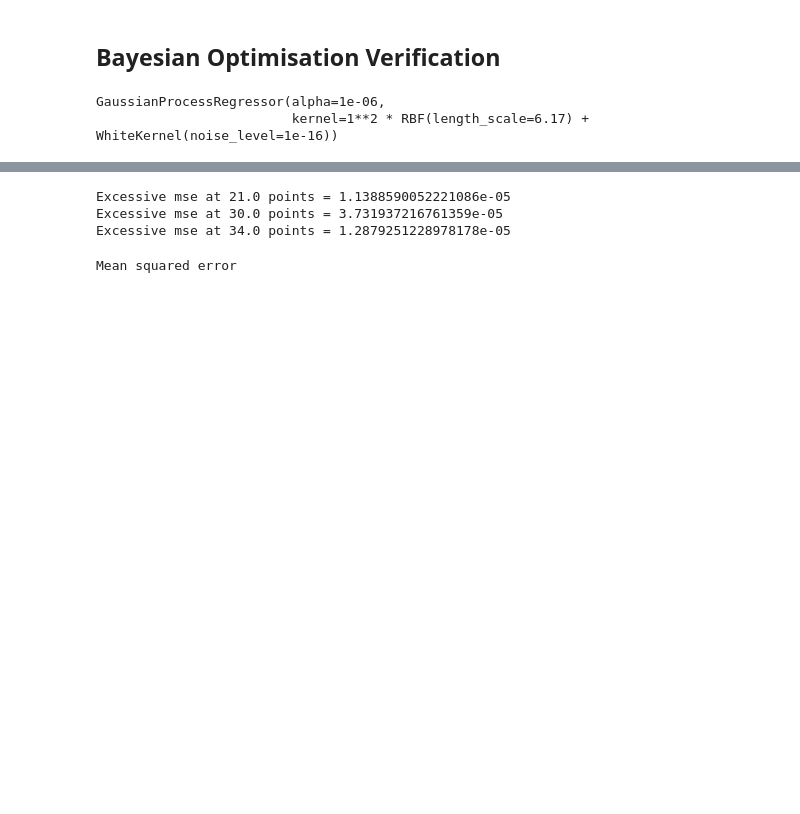
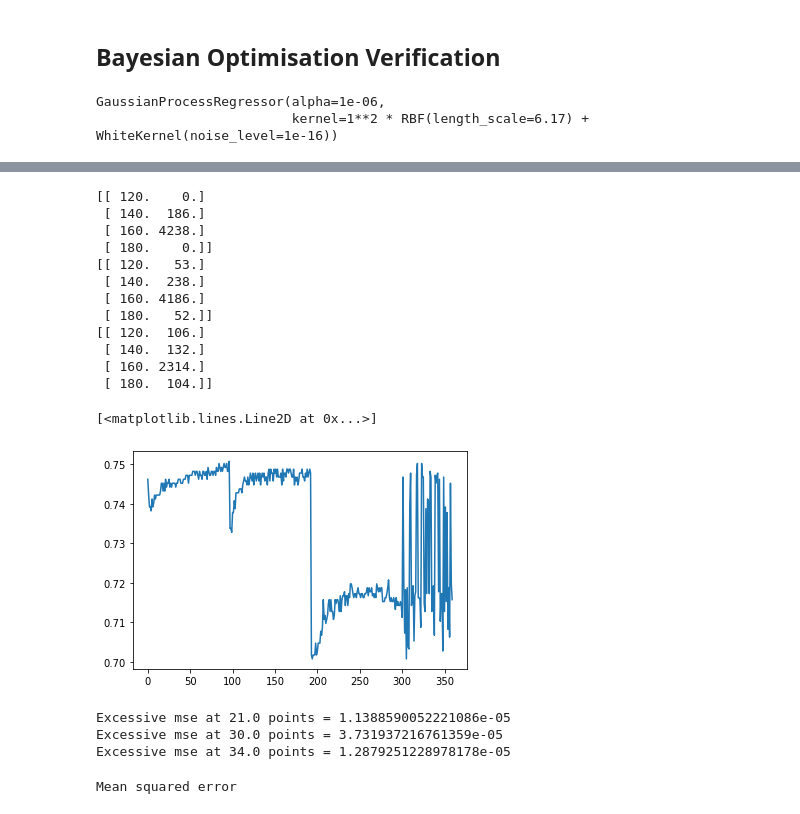
Before and after one commit to michelleliu1027/Bayesian_PV, a Jupyter notebook: BO_plots_comparison.ipynb, the cells around one changed output, grey strips where cells are left out. Cells and saved outputs as stored; diff of their text form; code cells hidden in the pictures; blank space fills up the shorter version.

Commit message:
implemented find_ucb_next

```diff
--- a/BO_plots_comparison.ipynb
+++ b/BO_plots_comparison.ipynb
@@ -196,3 +197,7 @@ else:
 # %% [output]
 GaussianProcessRegressor(alpha=1e-06,
                          kernel=1**2 * RBF(length_scale=6.17) + WhiteKernel(noise_level=1e-16))
+# %%
+X,Y,X_base,x_experiment,temp_list = data_setup(20000,y_experiment)
+lookup = {tuple(X[i]):Y[i] for i in range(len(X))}
+X
@@ -250,3 +274,47 @@ class GPUCB():
+# %%
+def find_next_UCB(instance, temp_list):
+    pts = instance.x_only
+    lookup = {i:collections.deque() for i in temp_list}
+    for j in pts:
+        if j[1] in lookup:
+            lookup[j[1]].append(j[0])
+        else:
+            lookup[j[1]] = collections.deque()
+            lookup[j[1]].append(j[0])
+
+    def helper():
+        res = np.array([])
+        for i in temp_list:
+            try:
+                res = np.append(res, np.array([i,lookup[i].popleft()]))
+            except Exception as e:
+                print("Ran out of points for temperature: ", i)
+        return res.reshape(len(temp_list),2),helper
+
+    return helper()
+
+pts, next_call = find_next_UCB(test,[120,140,160,180])
+print(pts)
+pts, next_call = next_call()
+print(pts)
+pts, next_call = next_call()
+print(pts)
+plt.plot(np.arange(0,len(test.y_only)),test.y_only)
+# %% [output]
+[[ 120.    0.]
+ [ 140.  186.]
+ [ 160. 4238.]
+ [ 180.    0.]]
+[[ 120.   53.]
+ [ 140.  238.]
+ [ 160. 4186.]
+ [ 180.   52.]]
+[[ 120.  106.]
+ [ 140.  132.]
+ [ 160. 2314.]
+ [ 180.  104.]]
+[<matplotlib.lines.Line2D at 0x...>]
+[figure, added]
 # %%
 # TODO:implement find_next_UCB function so it returns X_next which is an array in size (4,2)
 # this should index next point to train in each temperture
```
Also changed, not shown: parts of 4 cells of this notebook.
